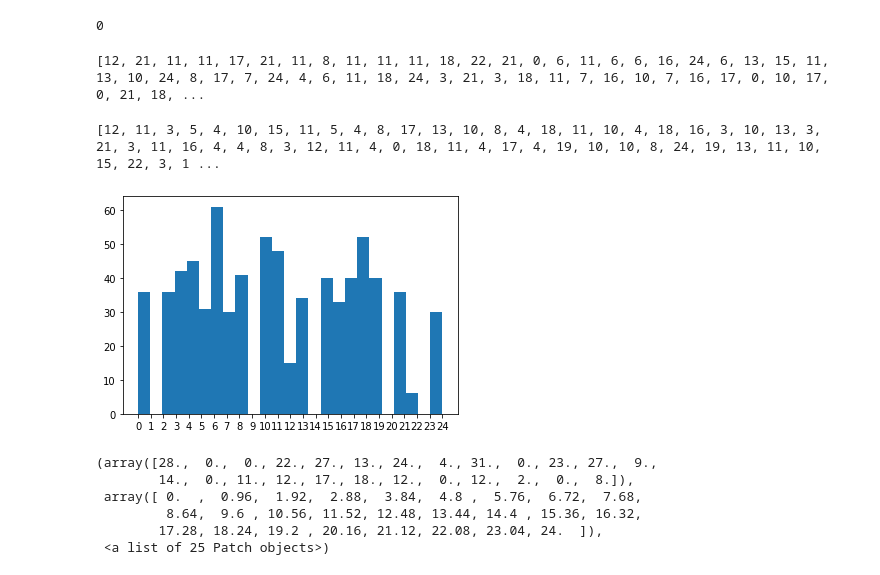
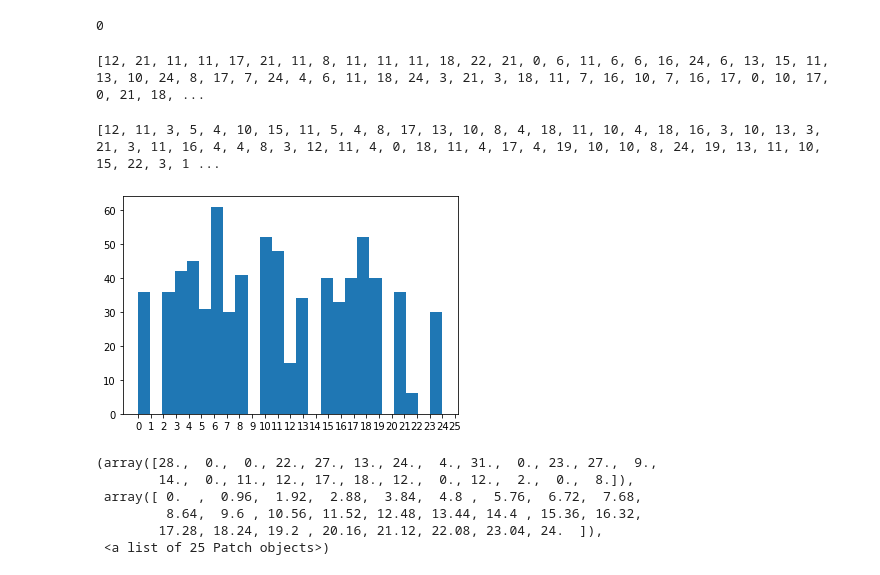
Before and after one commit to myGithubAccount26/Biostatistics, a Jupyter notebook: Biostatistics_Lab_2.ipynb, the cells around one changed output. Cells and saved outputs as stored; diff of their text form; code cells hidden in the pictures.

```diff
--- a/Biostatistics_Lab_2.ipynb
+++ b/Biostatistics_Lab_2.ipynb
@@ -118,20 +119,21 @@ ord('a')-97
 # %%
 X = process_strings(X)
 Y = process_strings(Y)
-# %%
-print(X[0])
-# %% [output]
-[12, 21, 11, 11, 17, 21, 11, 8, 11, 11, 11, 18, 22, 21, 0, 6, 11, 6, 6, 16, 24, 6, 13, 15, 11, 13, 10, 24, 8, 17, 7, 24, 4, 6, 11, 18, 24, 3, 21, 3, 18, 11, 7, 16, 10, 7, 16, 17, 0, 10, 17, 0, 21, 18, ...
-# %%
-print(Y[0])
-# %% [output]
-[12, 11, 3, 5, 4, 10, 15, 11, 5, 4, 8, 17, 13, 10, 8, 4, 18, 11, 10, 4, 18, 16, 3, 10, 13, 3, 21, 3, 11, 16, 4, 4, 8, 3, 12, 11, 4, 0, 18, 11, 4, 17, 4, 19, 10, 10, 8, 24, 19, 13, 11, 10, 15, 22, 3, 1 ...
+# %%
+print(X[0]) # Each number below is an amino acid that makes up the first protein associated with 'antibody'
+# Is there a way to find the name of the protein represented by X[0]?
+# %% [output]
+[12, 21, 11, 11, 17, 21, 11, 8, 11, 11, 11, 18, 22, 21, 0, 6, 11, 6, 6, 16, 24, 6, 13, 15, 11, 13, 10, 24, 8, 17, 7, 24, 4, 6, 11, 18, 24, 3, 21, 3, 18, 11, 7, 16, 10, 7, 16, 17, 0, 10, 17, 0, 21, 18, ...
+# %%
+print(Y[0]) # Each number below is an amino acid that makes up the first protein not associated with 'antibody'
+# %% [output]
+[12, 11, 3, 5, 4, 10, 15, 11, 5, 4, 8, 17, 13, 10, 8, 4, 18, 11, 10, 4, 18, 16, 3, 10, 13, 3, 21, 3, 11, 16, 4, 4, 8, 3, 12, 11, 4, 0, 18, 11, 4, 17, 4, 19, 10, 10, 8, 24, 19, 13, 11, 10, 15, 22, 3, 1 ...
 # %%
 plt.hist(X[0],25)
-plt.xticks(np.arange(0,25,1))
+plt.xticks(np.arange(0,26,1))
 plt.show() # This will create a histogram with the number of occurances for each respective number in the first element of list X
 # %% [output]
-[figure, old version]
+[figure, new version]
 # %%
 plt.hist(Y[0],25)
 # %% [output]
```
Also changed, not shown: parts of 21 cells of this notebook.
